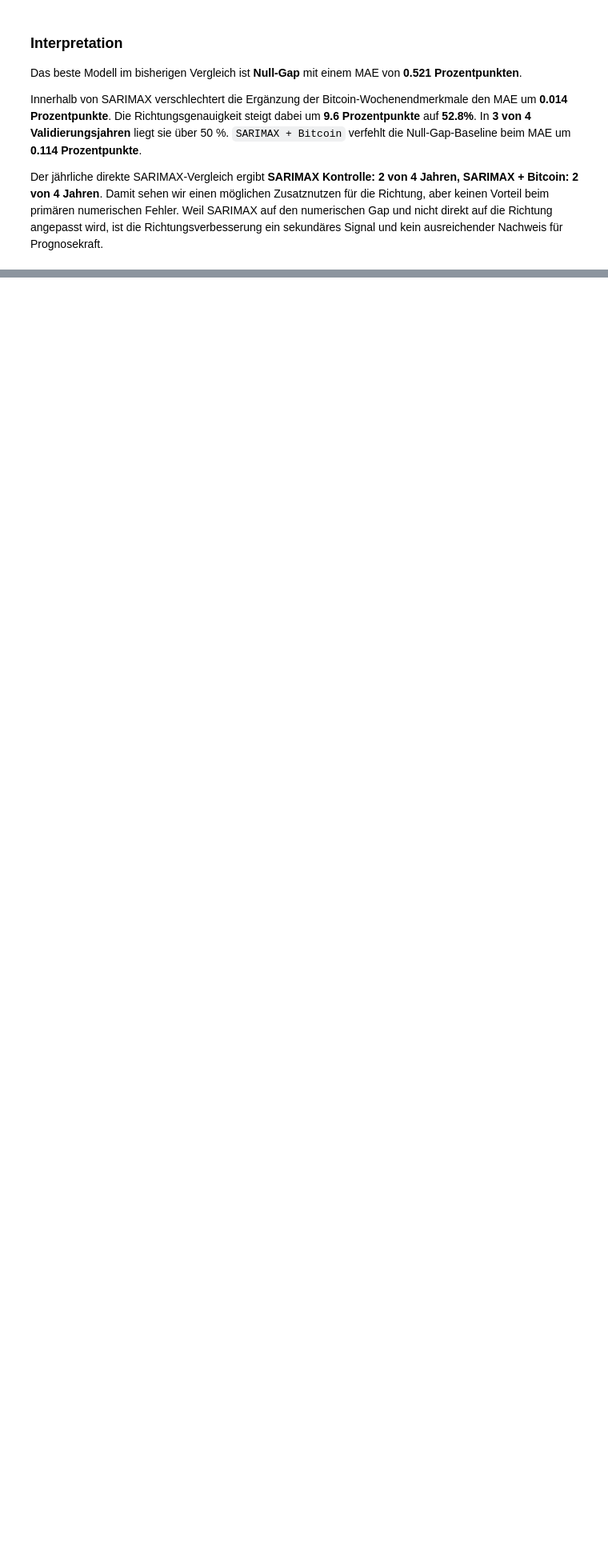
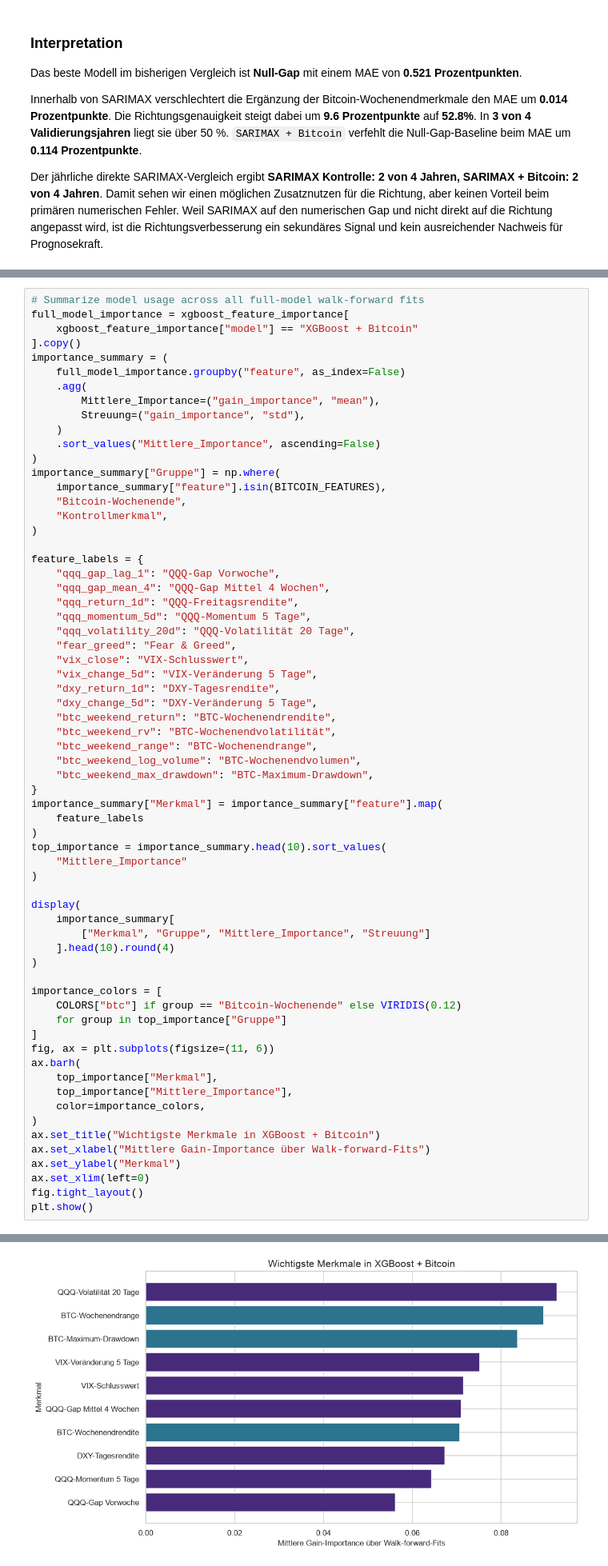
Before and after one commit to Steff72/CSP1, a Jupyter notebook: notebooks/btc_weekend_qqq_forecasting.ipynb, the cells around one changed output, grey strips where cells are left out. Shown at 80% size. Drawn from its saved outputs; the diff is of its cells as text; blank space fills up the shorter version.

```diff
--- a/notebooks/btc_weekend_qqq_forecasting.ipynb
+++ b/notebooks/btc_weekend_qqq_forecasting.ipynb
@@ -2363,0 +2893,66 @@ der linearen SARIMAX-Spezifikation nicht erfasst werden.
+# %%
+# Summarize model usage across all full-model walk-forward fits
+full_model_importance = xgboost_feature_importance[
+    xgboost_feature_importance["model"] == "XGBoost + Bitcoin"
+].copy()
+importance_summary = (
+    full_model_importance.groupby("feature", as_index=False)
+    .agg(
+        Mittlere_Importance=("gain_importance", "mean"),
+        Streuung=("gain_importance", "std"),
+    )
+    .sort_values("Mittlere_Importance", ascending=False)
+)
+importance_summary["Gruppe"] = np.where(
+    importance_summary["feature"].isin(BITCOIN_FEATURES),
+    "Bitcoin-Wochenende",
+    "Kontrollmerkmal",
+)
+
+feature_labels = {
+    "qqq_gap_lag_1": "QQQ-Gap Vorwoche",
+    "qqq_gap_mean_4": "QQQ-Gap Mittel 4 Wochen",
+    "qqq_return_1d": "QQQ-Freitagsrendite",
+    "qqq_momentum_5d": "QQQ-Momentum 5 Tage",
+    "qqq_volatility_20d": "QQQ-Volatilität 20 Tage",
+    "fear_greed": "Fear & Greed",
+    "vix_close": "VIX-Schlusswert",
+    "vix_change_5d": "VIX-Veränderung 5 Tage",
+    "dxy_return_1d": "DXY-Tagesrendite",
+    "dxy_change_5d": "DXY-Veränderung 5 Tage",
+    "btc_weekend_return": "BTC-Wochenendrendite",
+    "btc_weekend_rv": "BTC-Wochenendvolatilität",
+    "btc_weekend_range": "BTC-Wochenendrange",
+    "btc_weekend_log_volume": "BTC-Wochenendvolumen",
+    "btc_weekend_max_drawdown": "BTC-Maximum-Drawdown",
+}
+importance_summary["Merkmal"] = importance_summary["feature"].map(
+    feature_labels
+)
+top_importance = importance_summary.head(10).sort_values(
+    "Mittlere_Importance"
+)
+
+display(
+    importance_summary[
+        ["Merkmal", "Gruppe", "Mittlere_Importance", "Streuung"]
+    ].head(10).round(4)
+)
+
+importance_colors = [
+    COLORS["btc"] if group == "Bitcoin-Wochenende" else VIRIDIS(0.12)
+    for group in top_importance["Gruppe"]
+]
+fig, ax = plt.subplots(figsize=(11, 6))
+ax.barh(
+    top_importance["Merkmal"],
+    top_importance["Mittlere_Importance"],
+    color=importance_colors,
+)
+ax.set_title("Wichtigste Merkmale in XGBoost + Bitcoin")
+ax.set_xlabel("Mittlere Gain-Importance über Walk-forward-Fits")
+ax.set_ylabel("Merkmal")
+ax.set_xlim(left=0)
+fig.tight_layout()
+plt.show()
+# %% [output]
@@ -2363,0 +2970 @@ der linearen SARIMAX-Spezifikation nicht erfasst werden.
+[figure, added]
```
Also changed, not shown: parts of 16 cells of this notebook, 1 other file.
